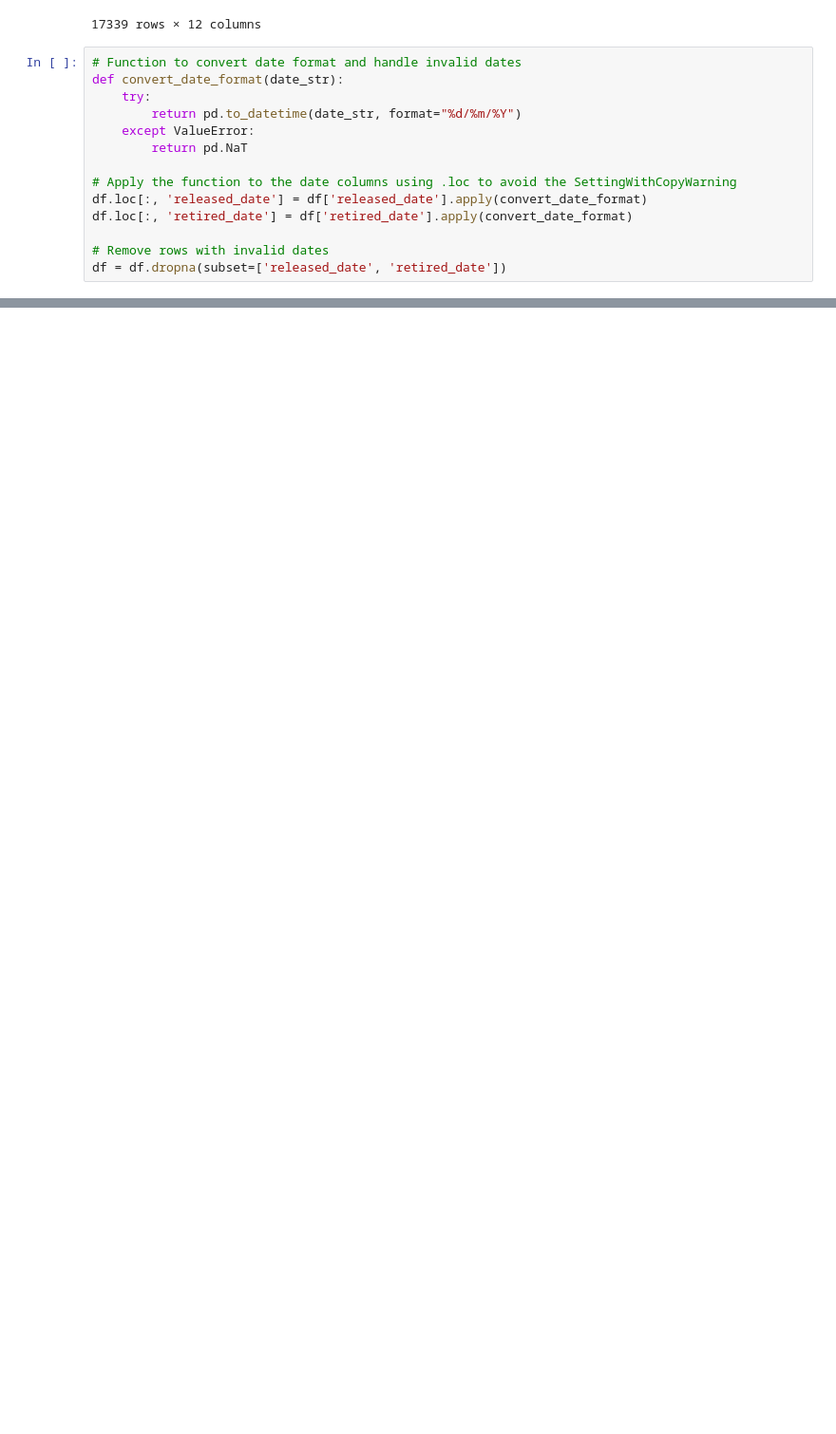
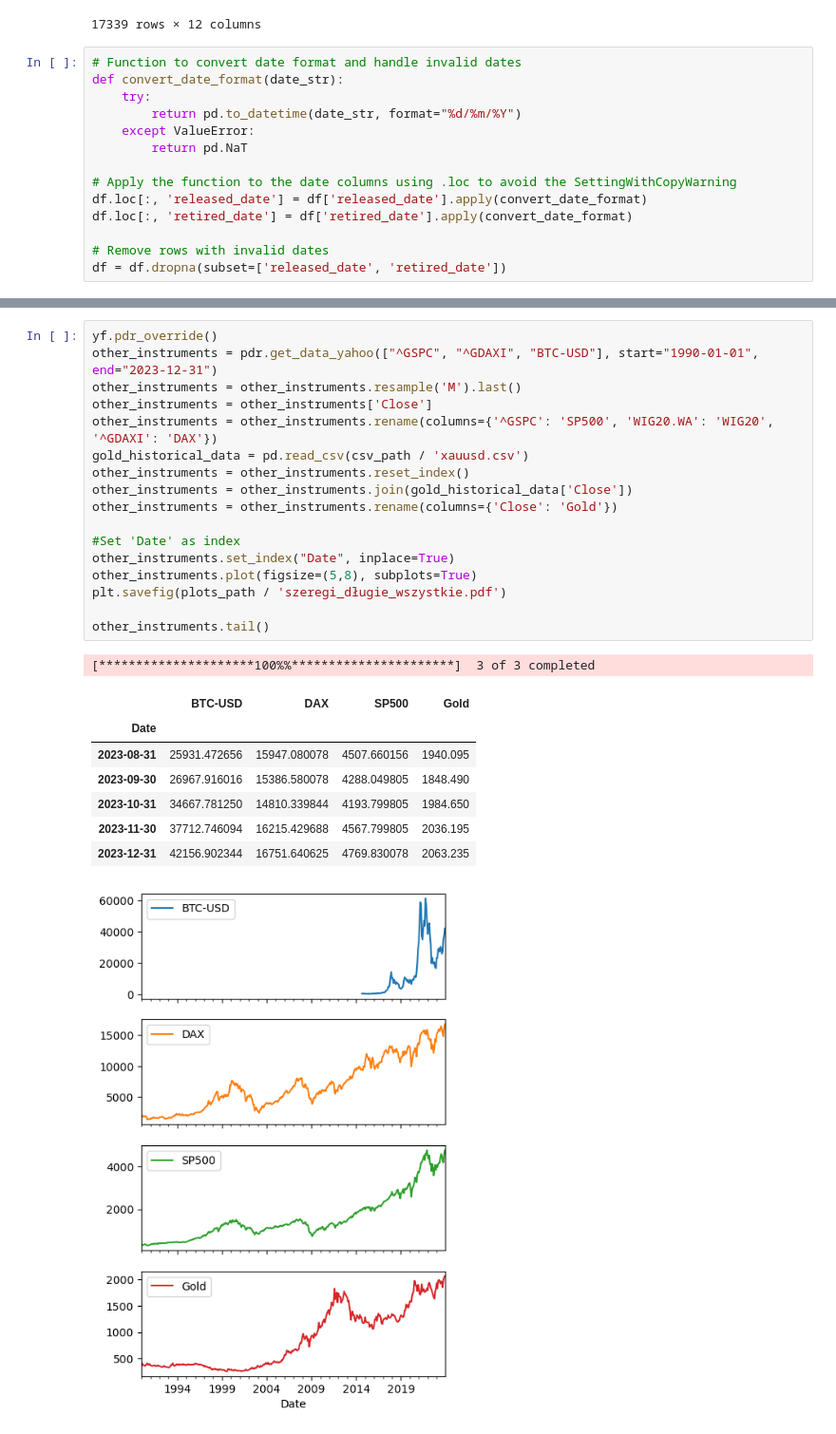
Before and after one commit to dawidgrabarczyk/lego-investment-analysis, a Jupyter notebook: lego.ipynb, the cells around one changed output, grey strips where cells are left out. Shown: that part at 95% size. Drawn from its saved outputs; the diff is of its cells as text; blank space fills up the shorter version.

```diff
--- a/lego.ipynb
+++ b/lego.ipynb
@@ -122,0 +263,27 @@ df
+# %%
+yf.pdr_override()
+other_instruments = pdr.get_data_yahoo(["^GSPC", "^GDAXI", "BTC-USD"], start="1990-01-01", end="2023-12-31")
+other_instruments = other_instruments.resample('M').last()
+other_instruments = other_instruments['Close']
+other_instruments = other_instruments.rename(columns={'^GSPC': 'SP500', 'WIG20.WA': 'WIG20', '^GDAXI': 'DAX'})
+gold_historical_data = pd.read_csv(csv_path / 'xauusd.csv')
+other_instruments = other_instruments.reset_index()
+other_instruments = other_instruments.join(gold_historical_data['Close'])
+other_instruments = other_instruments.rename(columns={'Close': 'Gold'})
+
+#Set 'Date' as index
+other_instruments.set_index("Date", inplace=True)
+other_instruments.plot(figsize=(5,8), subplots=True)
+plt.savefig(plots_path / 'szeregi_długie_wszystkie.pdf')
+
+other_instruments.tail()
+# %% [output]
+[*********************100%%**********************]  3 of 3 completed
+|  | BTC-USD | DAX | SP500 | Gold |
+| Date |  |  |  |  |
+| 2023-08-31 | 25931.472656 | 15947.080078 | 4507.660156 | 1940.095 |
+| 2023-09-30 | 26967.916016 | 15386.580078 | 4288.049805 | 1848.490 |
+| 2023-10-31 | 34667.781250 | 14810.339844 | 4193.799805 | 1984.650 |
+| 2023-11-30 | 37712.746094 | 16215.429688 | 4567.799805 | 2036.195 |
+| 2023-12-31 | 42156.902344 | 16751.640625 | 4769.830078 | 2063.235 |
+[figure, added]
```
Also changed, not shown: parts of 12 cells of this notebook, 1 other file.
